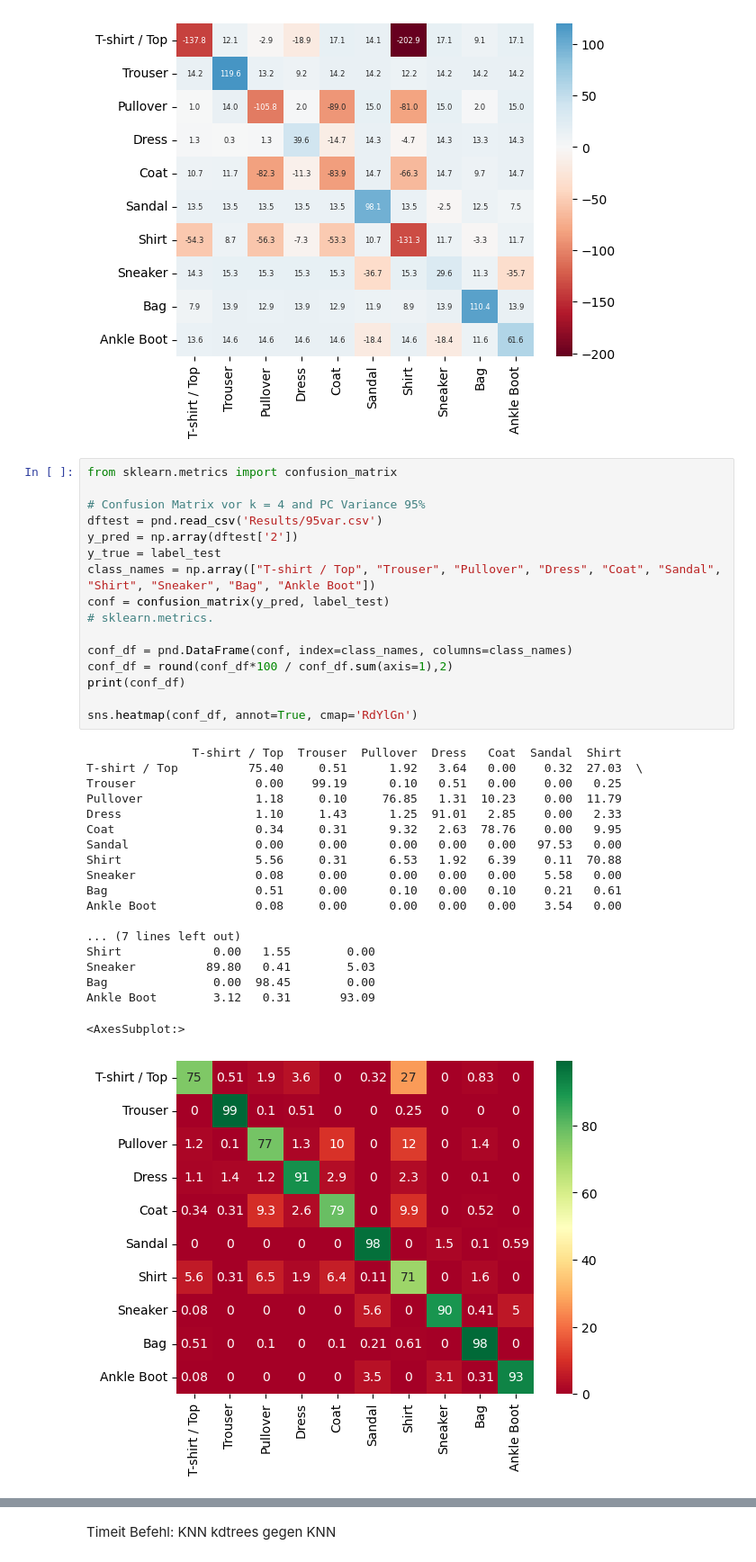
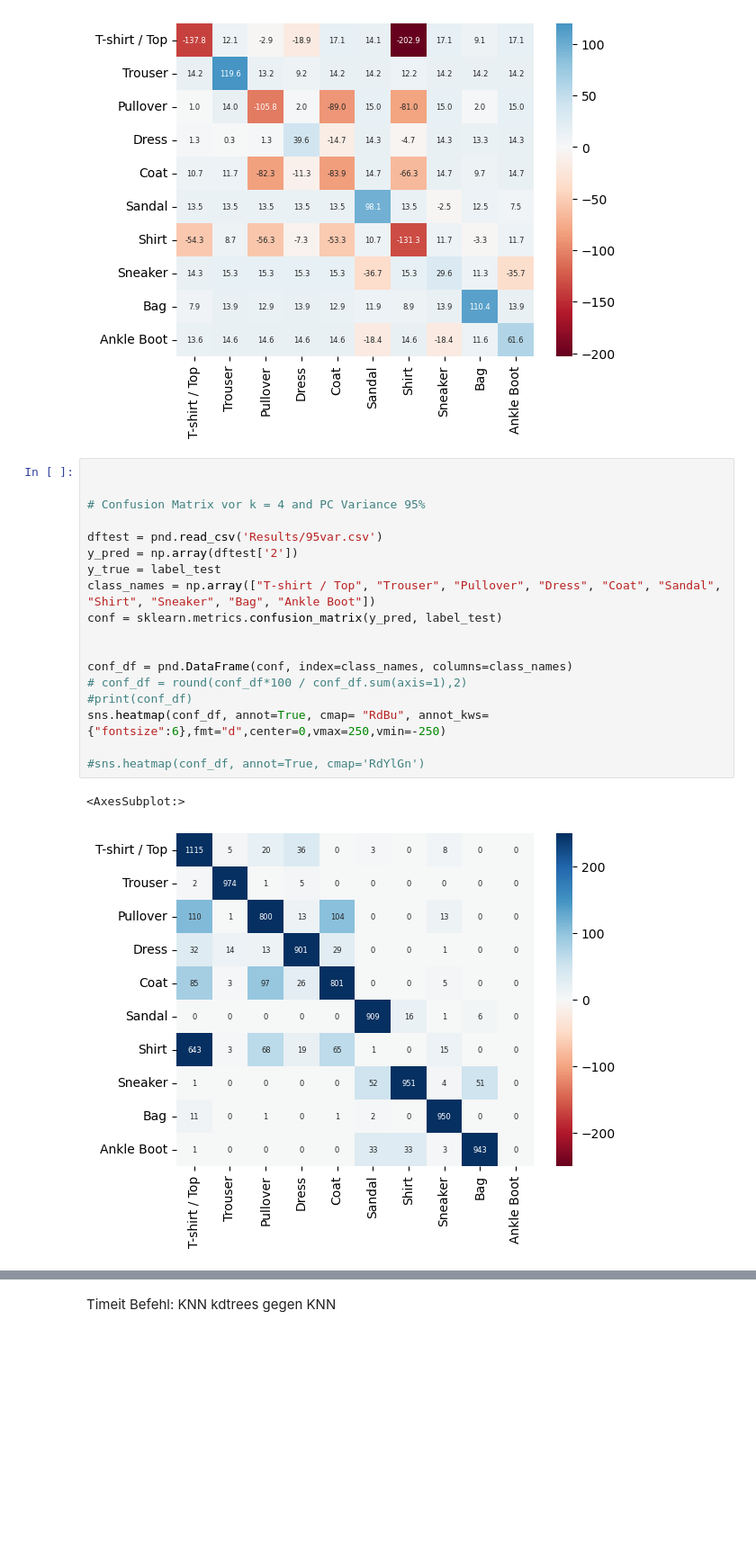
Before and after one commit to datascience-mobi-2023/topic01_team04, a Jupyter notebook: RäuberHotzenPLOTS.ipynb, the cells around one changed output, grey strips where cells are left out. Shown: that part at 90% size. Drawn from its saved outputs; the diff is of its cells as text; blank space fills up the shorter version.

Commit message:
confusionmatrix ultimate fix

```diff
--- a/RäuberHotzenPLOTS.ipynb
+++ b/RäuberHotzenPLOTS.ipynb
@@ -105,38 +105,23 @@ sns.heatmap(conf_df, annot=True, cmap= "RdBu", annot_kws={"fontsize":6},fmt=",.1
 <AxesSubplot:>
 [figure]
 # %%
-from sklearn.metrics import confusion_matrix
+
 
 # Confusion Matrix vor k = 4 and PC Variance 95%
+
 dftest = pnd.read_csv('Results/95var.csv')
 y_pred = np.array(dftest['2'])
 y_true = label_test
 class_names = np.array(["T-shirt / Top", "Trouser", "Pullover", "Dress", "Coat", "Sandal", "Shirt", "Sneaker", "Bag", "Ankle Boot"])
-conf = confusion_matrix(y_pred, label_test)
-# sklearn.metrics.
+conf = sklearn.metrics.confusion_matrix(y_pred, label_test)
+
 
 conf_df = pnd.DataFrame(conf, index=class_names, columns=class_names)
-conf_df = round(conf_df*100 / conf_df.sum(axis=1),2)
-print(conf_df)
+# conf_df = round(conf_df*100 / conf_df.sum(axis=1),2)
+#print(conf_df)
+sns.heatmap(conf_df, annot=True, cmap= "RdBu", annot_kws={"fontsize":6},fmt="d",center=0,vmax=250,vmin=-250)
 
-sns.heatmap(conf_df, annot=True, cmap='RdYlGn')
+#sns.heatmap(conf_df, annot=True, cmap='RdYlGn')
 # %% [output]
-               T-shirt / Top  Trouser  Pullover  Dress   Coat  Sandal  Shirt
-T-shirt / Top          75.40     0.51      1.92   3.64   0.00    0.32  27.03  \
-Trouser                 0.00    99.19      0.10   0.51   0.00    0.00   0.25
-Pullover                1.18     0.10     76.85   1.31  10.23    0.00  11.79
-Dress                   1.10     1.43      1.25  91.01   2.85    0.00   2.33
-Coat                    0.34     0.31      9.32   2.63  78.76    0.00   9.95
-Sandal                  0.00     0.00      0.00   0.00   0.00   97.53   0.00
-Shirt                   5.56     0.31      6.53   1.92   6.39    0.11  70.88
-Sneaker                 0.08     0.00      0.00   0.00   0.00    5.58   0.00
-Bag                     0.51     0.00      0.10   0.00   0.10    0.21   0.61
-Ankle Boot              0.08     0.00      0.00   0.00   0.00    3.54   0.00
-
-... (7 lines left out)
-Shirt             0.00   1.55        0.00
-Sneaker          89.80   0.41        5.03
-Bag               0.00  98.45        0.00
-Ankle Boot        3.12   0.31       93.09
+<AxesSubplot:>
-<AxesSubplot:>
-[figure, old version]
+[figure, new version]
```
Also changed, not shown: parts of 3 cells of this notebook, 2 other files.
